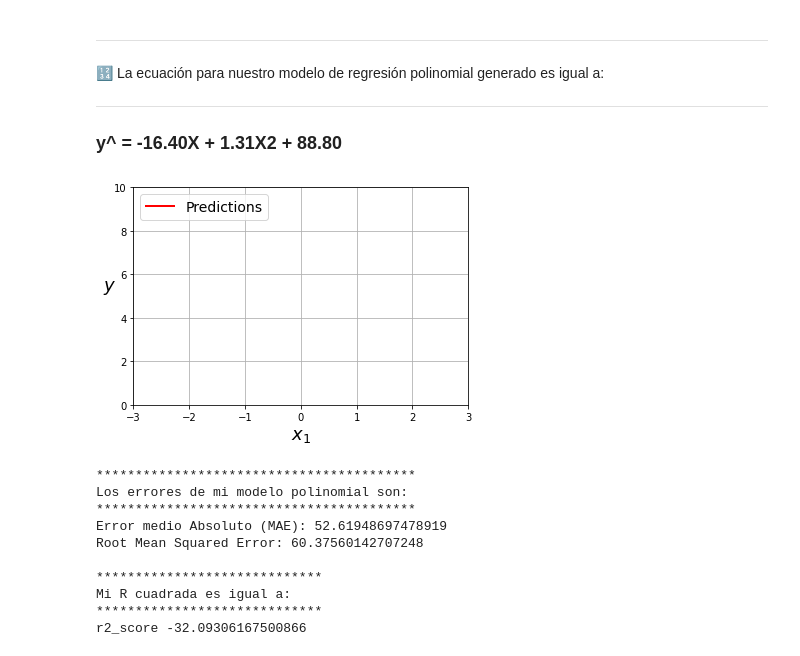
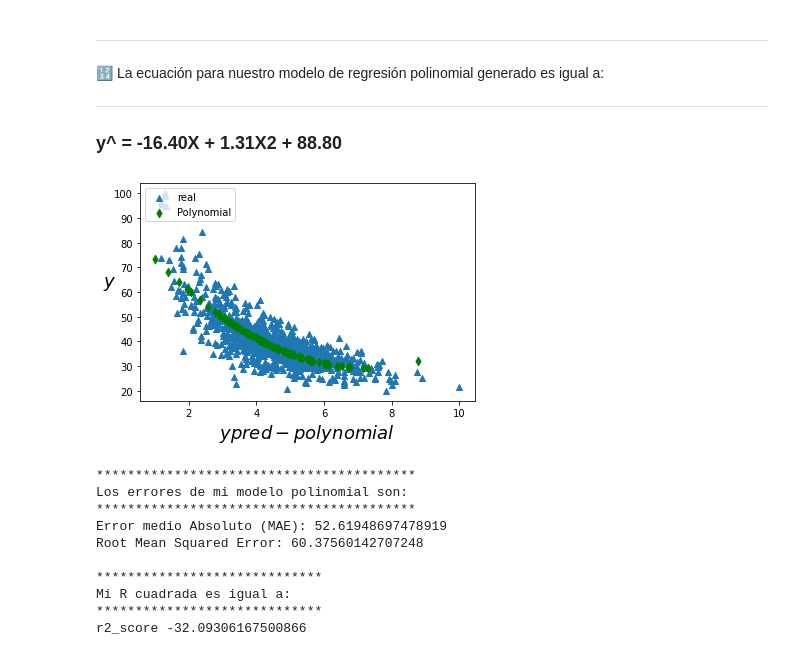
Before and after one commit to PosgradoMNA/actividades-de-aprendizaje-A01793509, a Jupyter notebook: Repaso_Regresiones_Kmeans.A01793509.ipynb, the cells around one changed output. Cells and saved outputs as stored; diff of their text form; code cells hidden in the pictures.

```diff
--- a/Repaso_Regresiones_Kmeans.A01793509.ipynb
+++ b/Repaso_Regresiones_Kmeans.A01793509.ipynb
@@ -463,21 +463,26 @@ Intercepción igual a 88.80179909112496
 ### y^ = -16.40X + 1.31X2 + 88.80
 # %%
 #Visualizamos nuestro modelo
-X_new=np.linspace(-3, 3, 900).reshape(900, 1)
-X_new_poly = poly_features.transform(X_new)
+#Obtenemos primero nuestra predicción
+X_new_poly = poly_features.transform(X_test)
 y_new = lin_reg.predict(X_new_poly)
 
-plt.plot(X_train, y_train, "b.")
-plt.plot(X_new, y_new, "r-", linewidth=2, label="Predictions")
-plt.xlabel("$x_1$", fontsize=18)
+#Ordenamos los datos
+Orden_X = np.argsort(X_test.values.ravel())
+sortedX = X_test.values.ravel()[Orden_X]
+sortedY = y_test.values[Orden_X]
+sorted_pred = y_new[Orden_X]
+
+#Visualizamos nuestro modelo
+plt.scatter(X_train, np.ravel(y_train), marker='^', label='real')
+plt.scatter(sortedX, sorted_pred, marker='d', label='Polynomial', color='g')
+plt.xlabel("$ypred-polynomial$", fontsize=18)
 plt.ylabel("$y$", rotation=0, fontsize=18)
 plt.legend(loc="upper left", fontsize=14)
-plt.axis([-3, 3, 0, 10])
-plt.grid()
-#save_fig("quadratic_predictions_plot")
-plt.show();
+plt.legend(loc=2)
+plt.show()
 # %% [output]
-[figure, old version]
+[figure, new version]
 # %%
 print('*****************************************')
 print('Los errores de mi modelo polinomial son:')
```
Also changed, not shown: parts of 4 cells of this notebook.
